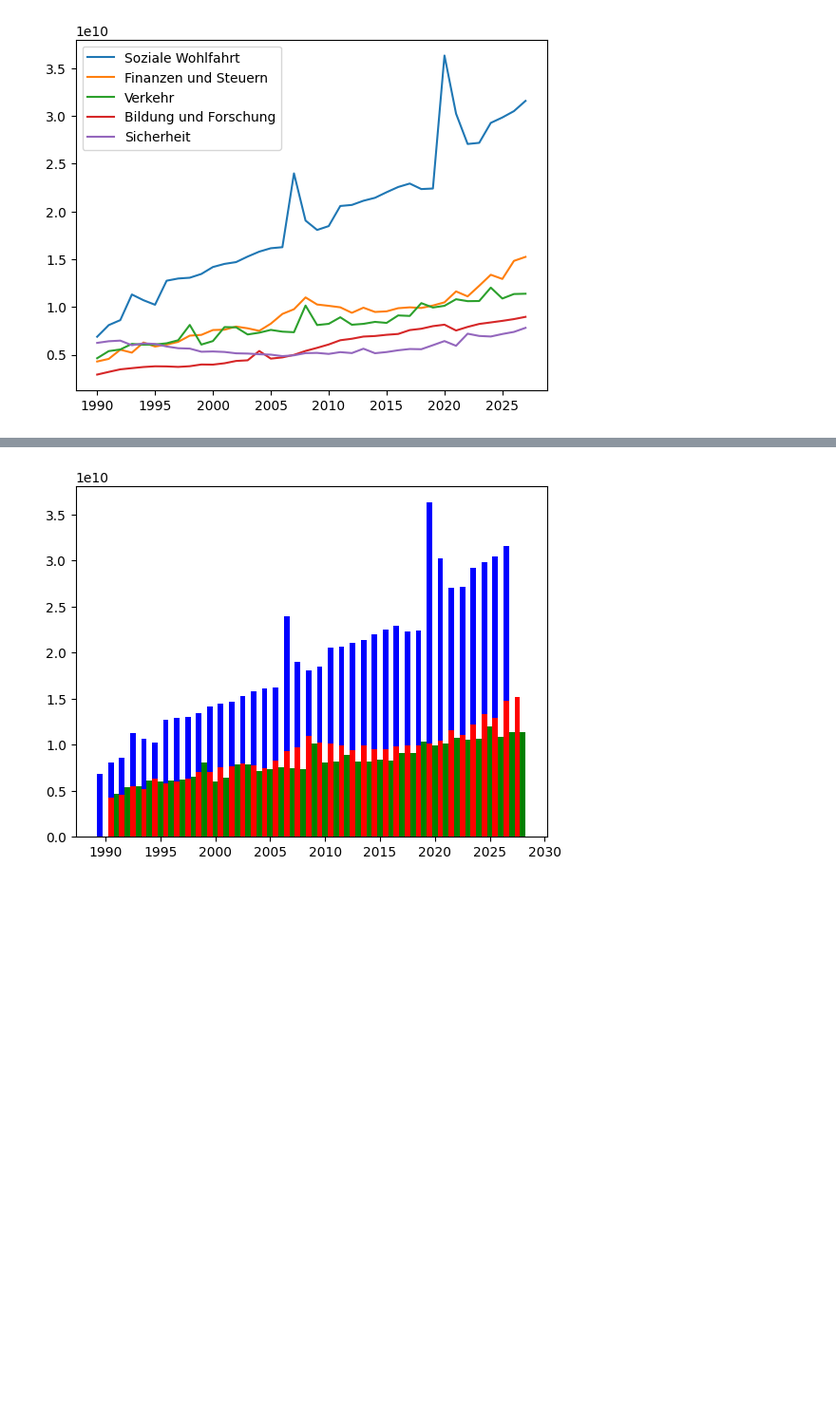
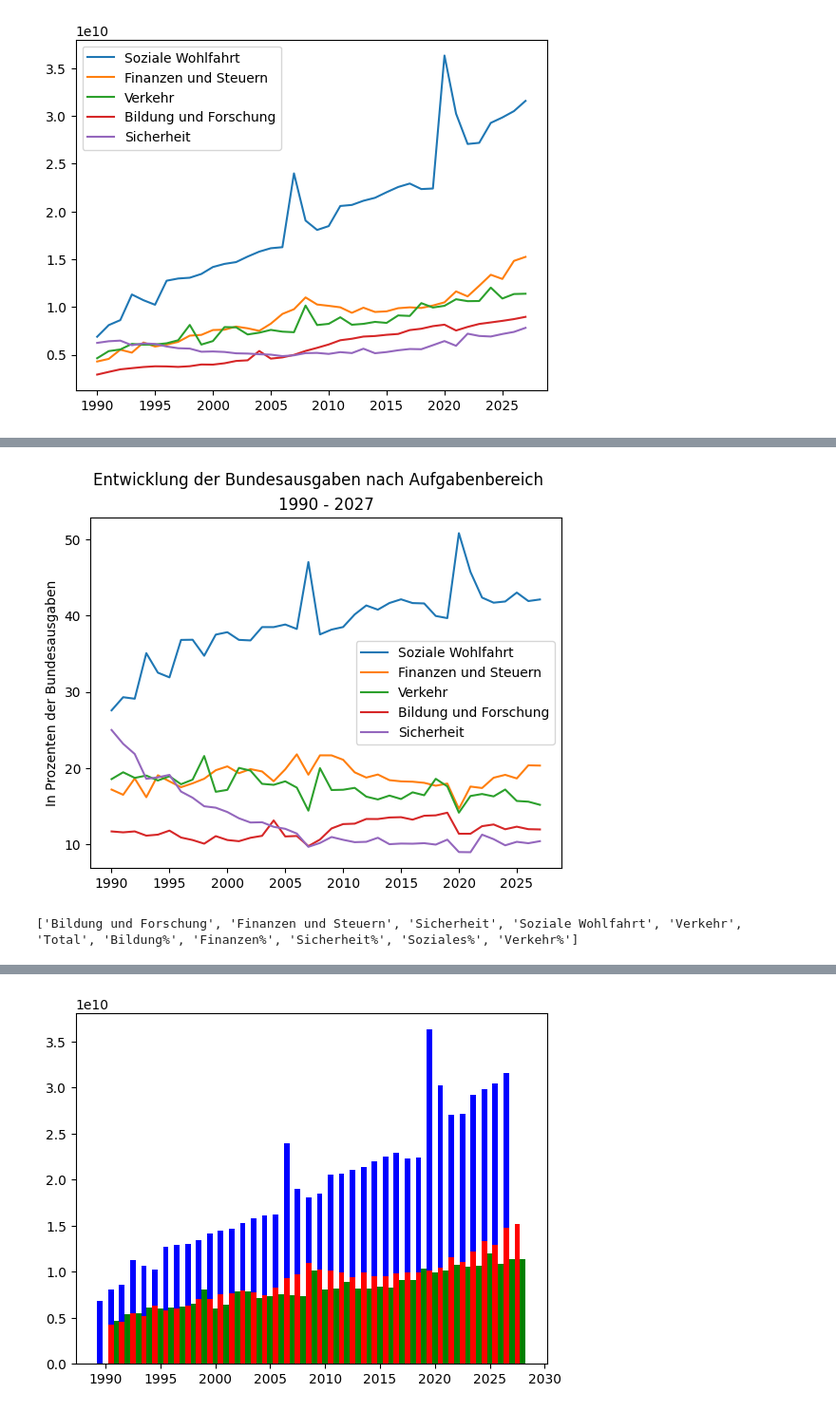
Before and after one commit to I-gW-23-27/Skript, a Jupyter notebook: docs/240701/datenvisualisierung.ipynb, the cells around one changed output, grey strips where cells are left out. Shown: that part at 95% size. Drawn from its saved outputs; the diff is of its cells as text; code cells hidden in the pictures; blank space fills up the shorter version.

```diff
--- a/docs/240701/datenvisualisierung.ipynb
+++ b/docs/240701/datenvisualisierung.ipynb
@@ -154,0 +196,9 @@ plt.show()
+# %%
+df_bundesfinanzen['Total'] = df_bundesfinanzen['Bildung und Forschung'] + df_bundesfinanzen['Finanzen und Steuern'] + df_bundesfinanzen['Sicherheit'] + df_bundesfinanzen['Soziale Wohlfahrt'] + df_bundesfinanzen['Verkehr']
+total = df_bundesfinanzen['Total']
+df_bundesfinanzen['Bildung%'] = df_bundesfinanzen['Bildung und Forschung'] / total * 100
+df_bundesfinanzen['Finanzen%'] = df_bundesfinanzen['Finanzen und Steuern'] / total * 100
+df_bundesfinanzen['Sicherheit%'] = df_bundesfinanzen['Sicherheit'] / total * 100
+df_bundesfinanzen['Soziales%'] = df_bundesfinanzen['Soziale Wohlfahrt'] / total * 100
+df_bundesfinanzen['Verkehr%'] = df_bundesfinanzen['Verkehr'] / total * 100
+print(df_bundesfinanzen.head())
@@ -154,0 +226,19 @@ plt.show()
+# %%
+x = df_bundesfinanzen['Jahr']
+plt.plot(x, df_bundesfinanzen['Soziales%'], label='Soziale Wohlfahrt')
+plt.plot(x, df_bundesfinanzen['Finanzen%'], label='Finanzen und Steuern')
+plt.plot(x, df_bundesfinanzen['Verkehr%'], label='Verkehr')
+plt.plot(x, df_bundesfinanzen['Bildung%'], label='Bildung und Forschung')
+plt.plot(x, df_bundesfinanzen['Sicherheit%'], label='Sicherheit')
+plt.suptitle('Entwicklung der Bundesausgaben nach Aufgabenbereich')
+plt.title('1990 - 2027')
+plt.ylabel('In Prozenten der Bundesausgaben')
+plt.legend()
+
+plt.show()
+# %% [output]
+[figure, added]
+# %%
+print(labels)
+# %% [output]
+['Bildung und Forschung', 'Finanzen und Steuern', 'Sicherheit', 'Soziale Wohlfahrt', 'Verkehr', 'Total', 'Bildung%', 'Finanzen%', 'Sicherheit%', 'Soziales%', 'Verkehr%']
```
Also changed, not shown: parts of 8 cells of this notebook.
